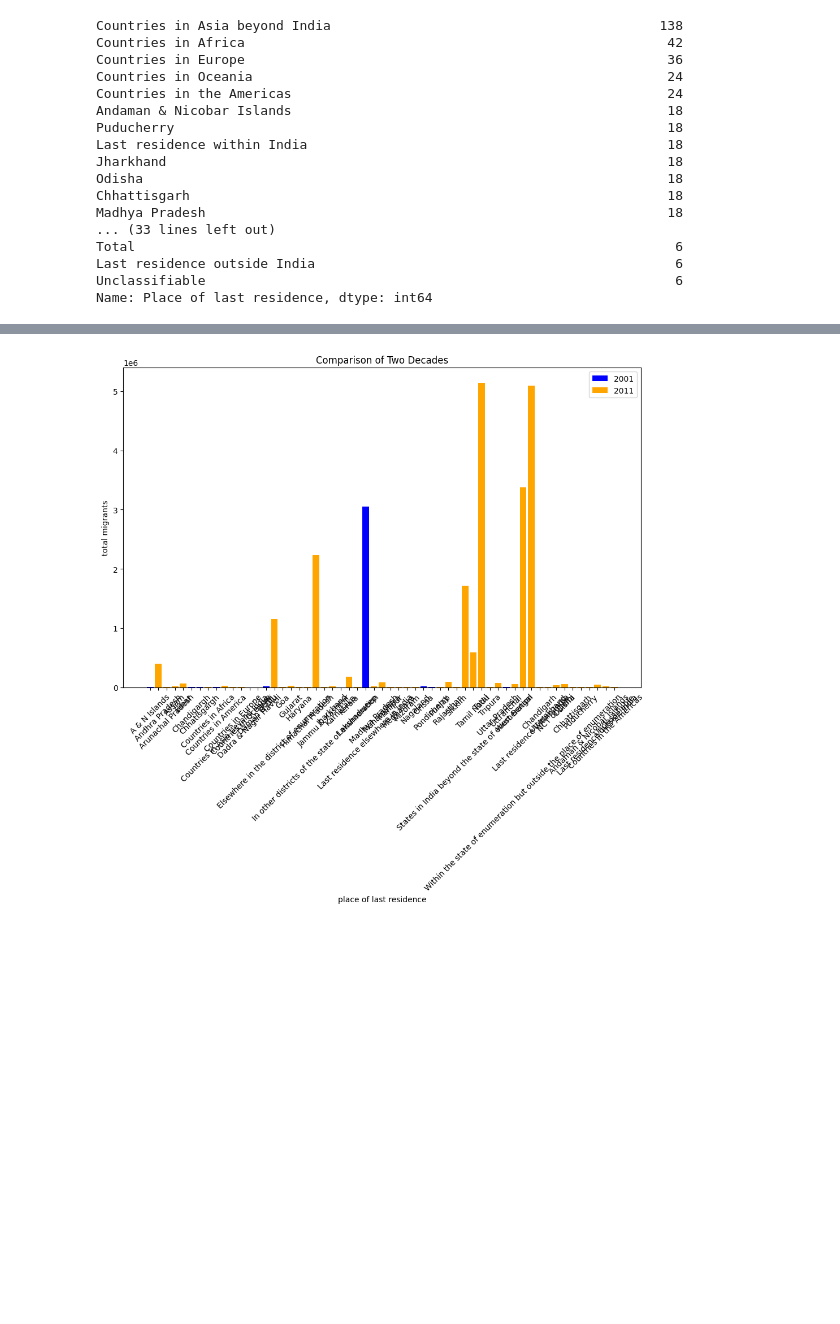
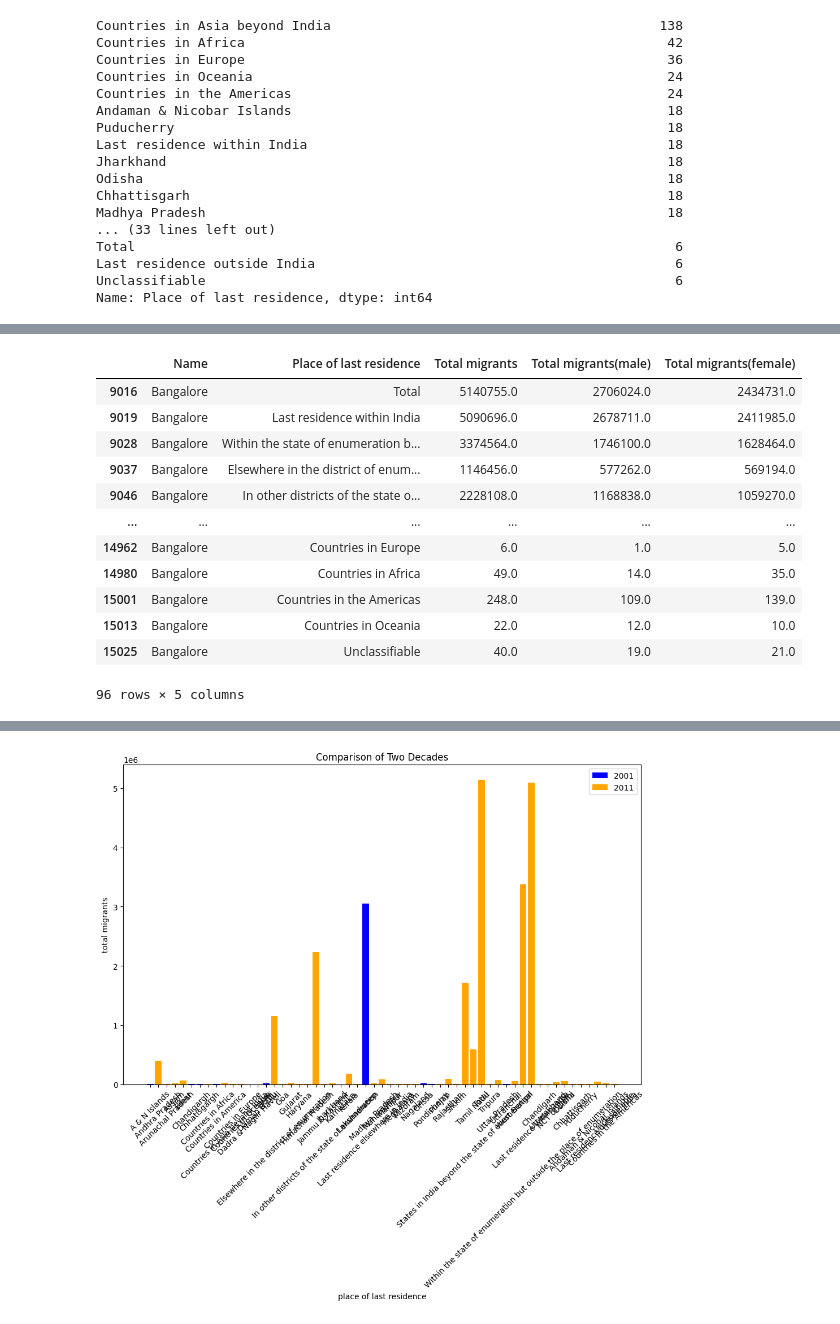
Before and after one commit to SuprajaYadavH/Hackathon, a Jupyter notebook: census_inflow.ipynb, the cells around one changed output, grey strips where cells are left out. Drawn from its saved outputs; the diff is of its cells as text; code cells hidden in the pictures; blank space fills up the shorter version.

```diff
--- a/census_inflow.ipynb
+++ b/census_inflow.ipynb
@@ -384,0 +435,3 @@ Name: Place of last residence, dtype: int64
+# %%
+blr_df_2011.Name.replace({"Bangalore Rural" : 'Bangalore'},regex=True,inplace=True)
+blr_df_2011.Name.replace({ "Bangalore" : 'Bangalore'},regex=True,inplace=True)
@@ -384,0 +447,2 @@ Name: Place of last residence, dtype: int64
+# %%
+blr_df_2011 = blr_df_2011.loc[(blr_df_2011['Total/ Rural/ Urban']=='Total' ) & (blr_df_2011['Rural Urban  status of place of Enumeration'] == 'Total')]
@@ -384,0 +465,17 @@ Name: Place of last residence, dtype: int64
+# %%
+blr_df_2011 = blr_df_2011[['Name', 'Place of last residence', 'Total migrants',"Total migrants(male)","Total migrants(female)"]]
+blr_df_2011
+# %% [output]
+|  | Name | Place of last residence | Total migrants | Total migrants(male) | Total migrants(female) |
+| 9016 | Bangalore | Total | 5140755.0 | 2706024.0 | 2434731.0 |
+| 9019 | Bangalore | Last residence within India | 5090696.0 | 2678711.0 | 2411985.0 |
+| 9028 | Bangalore | Within the state of enumeration b... | 3374564.0 | 1746100.0 | 1628464.0 |
+| 9037 | Bangalore | Elsewhere in the district of enum... | 1146456.0 | 577262.0 | 569194.0 |
+| 9046 | Bangalore | In other districts of the state o... | 2228108.0 | 1168838.0 | 1059270.0 |
+| ... | ... | ... | ... | ... | ... |
+| 14962 | Bangalore | Countries in Europe | 6.0 | 1.0 | 5.0 |
+| 14980 | Bangalore | Countries in Africa | 49.0 | 14.0 | 35.0 |
+| 15001 | Bangalore | Countries in the Americas | 248.0 | 109.0 | 139.0 |
+| 15013 | Bangalore | Countries in Oceania | 22.0 | 12.0 | 10.0 |
+| 15025 | Bangalore | Unclassifiable | 40.0 | 19.0 | 21.0 |
+96 rows × 5 columns
```
Also changed, not shown: parts of 13 cells of this notebook.
